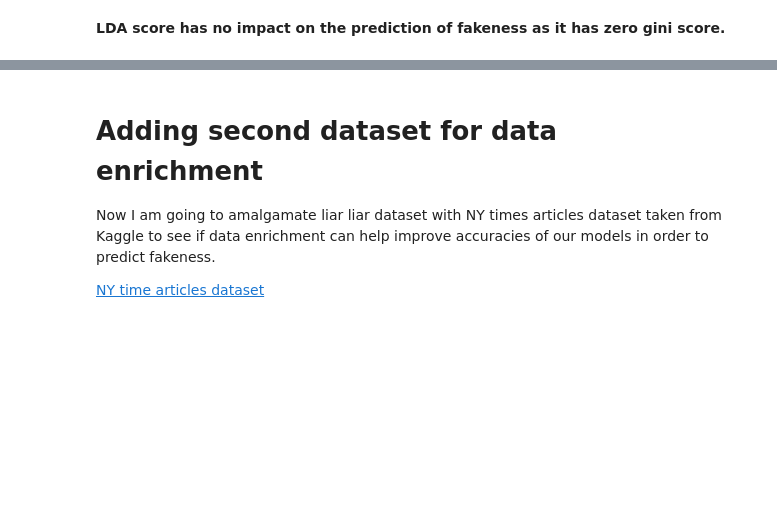
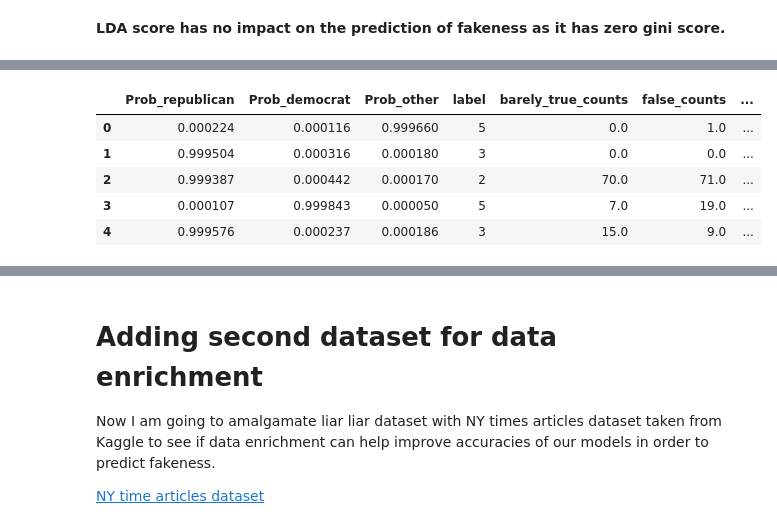
Before and after one commit to nupursjsu/Machine-Learning, a Jupyter notebook: ML_Final_Exam.ipynb, the cells around one changed output, grey strips where cells are left out. Cells and saved outputs as stored; diff of their text form; code cells hidden in the pictures; blank space fills up the shorter version.

```diff
--- a/ML_Final_Exam.ipynb
+++ b/ML_Final_Exam.ipynb
@@ -921,0 +924,7 @@ array([0.244518, 0.205626, 0.237085, 0.072831, 0.06272 , 0.039133, 0.082204, 0.0
+# %%
+!pip install vaderSentiment
+from vaderSentiment.vaderSentiment import SentimentIntensityAnalyzer
+analyser = SentimentIntensityAnalyzer()
+def sentiment_analyzer_scores(sentence):
+    score = analyser.polarity_scores(sentence)
+    return score
@@ -921,0 +936,16 @@ array([0.244518, 0.205626, 0.237085, 0.072831, 0.06272 , 0.039133, 0.082204, 0.0
+# %%
+final_df_new['CleanStatement'] = liar.CleanStatement.tolist()
+# %%
+final_df_new['positiveScore']=final_df_new['CleanStatement'].apply(lambda x: sentiment_analyzer_scores(x)['pos'])
+final_df_new['negativeScore']=final_df_new['CleanStatement'].apply(lambda x: sentiment_analyzer_scores(x)['neg'])
+final_df_new['neutralScore']=final_df_new['CleanStatement'].apply(lambda x: sentiment_analyzer_scores(x)['neu'])
+# %%
+final_df_new=final_df_new.drop(columns=['CleanStatement'])
+final_df_new.head()
+# %% [output]
+|  | Prob_republican | Prob_democrat | Prob_other | label | barely_true_counts | false_counts | ... |
+| 0 | 0.000224 | 0.000116 | 0.999660 | 5 | 0.0 | 1.0 | ... |
+| 1 | 0.999504 | 0.000316 | 0.000180 | 3 | 0.0 | 0.0 | ... |
+| 2 | 0.999387 | 0.000442 | 0.000170 | 2 | 70.0 | 71.0 | ... |
+| 3 | 0.000107 | 0.999843 | 0.000050 | 5 | 7.0 | 19.0 | ... |
+| 4 | 0.999576 | 0.000237 | 0.000186 | 3 | 15.0 | 9.0 | ... |
```
Also changed, not shown: parts of 105 cells of this notebook.
